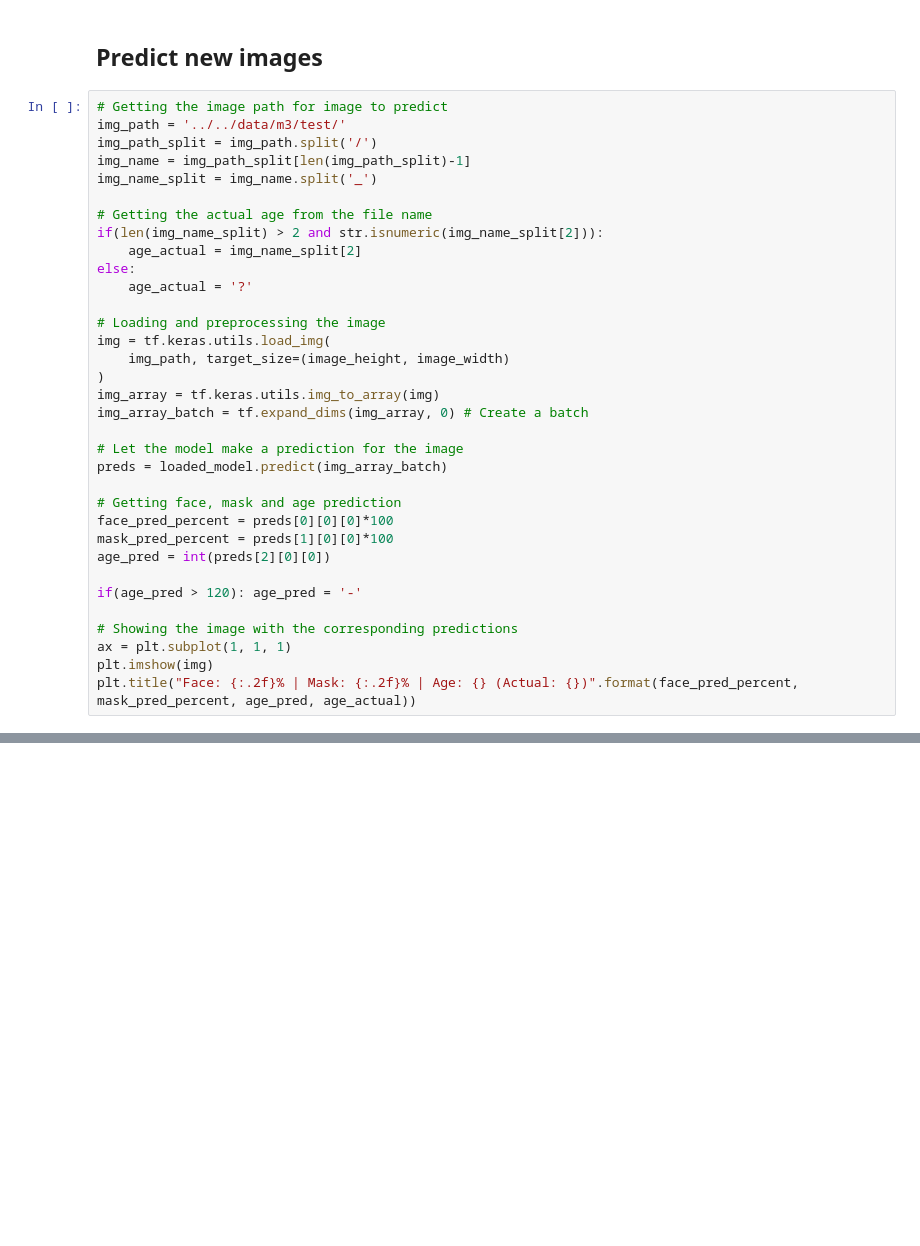
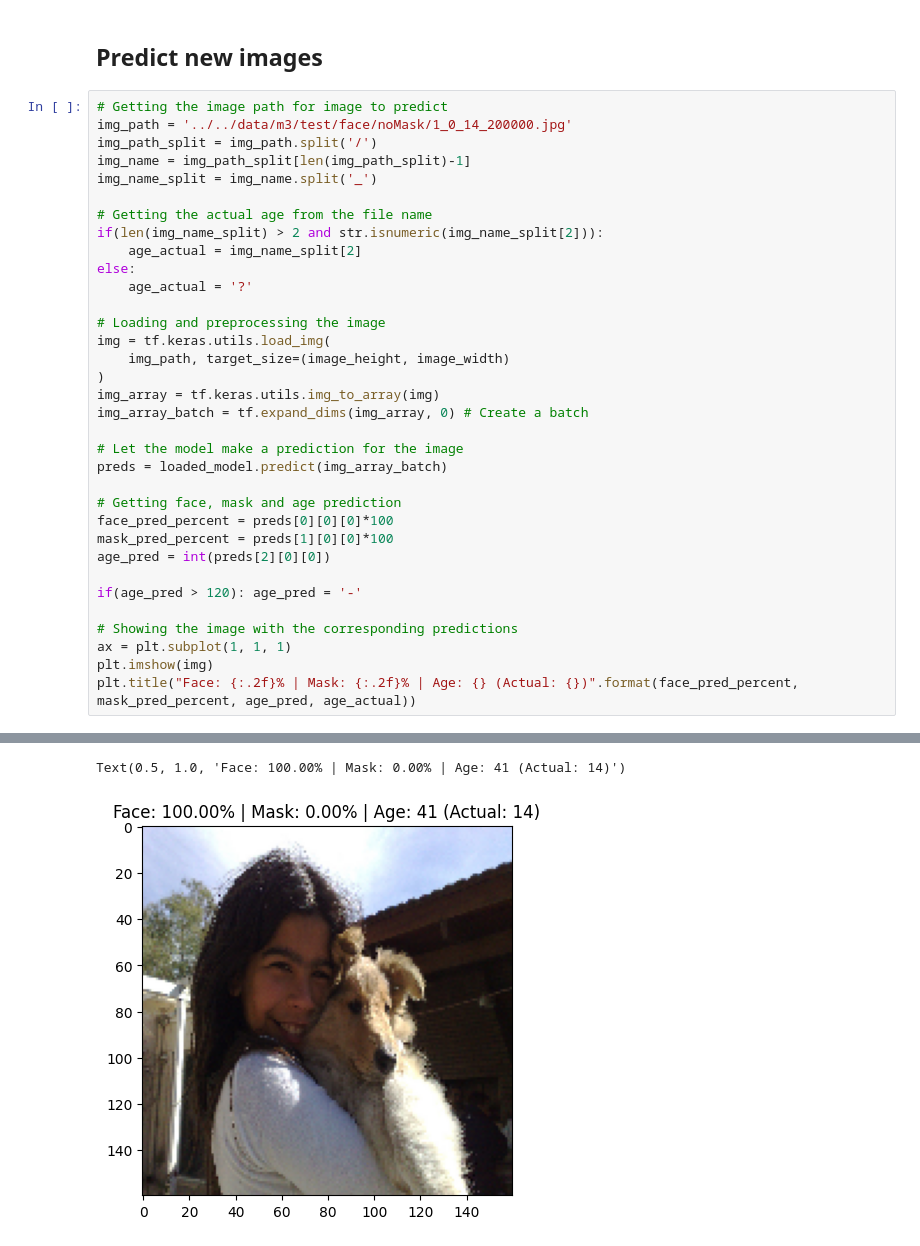
Before and after one commit to kneitmann/dl_faceRecognition, a Jupyter notebook: src/m3/test_mtm_regression.ipynb, the cells around one changed output, grey strips where cells are left out. Cells and saved outputs as stored; diff of their text form; blank space fills up the shorter version.

```diff
--- a/src/m3/test_mtm_regression.ipynb
+++ b/src/m3/test_mtm_regression.ipynb
@@ -28,7 +37,7 @@ print(f'Loss: {results[0]}; Accuracy: {results[1]}')
 ## Predict new images
 # %%
 # Getting the image path for image to predict
-img_path = '../../data/m3/test/'
+img_path = '../../data/m3/test/face/noMask/1_0_14_200000.jpg'
 img_path_split = img_path.split('/')
 img_name = img_path_split[len(img_path_split)-1]
 img_name_split = img_name.split('_')
@@ -60,3 +69,4 @@ if(age_pred > 120): age_pred = '-'
 ax = plt.subplot(1, 1, 1)
 plt.imshow(img)
 plt.title("Face: {:.2f}% | Mask: {:.2f}% | Age: {} (Actual: {})".format(face_pred_percent, mask_pred_percent, age_pred, age_actual))
+# %% [output]
@@ -62,0 +74,2 @@ plt.title("Face: {:.2f}% | Mask: {:.2f}% | Age: {} (Actual: {})".format(face_pre
+Text(0.5, 1.0, 'Face: 100.00% | Mask: 0.00% | Age: 41 (Actual: 14)')
+[figure, added]
```
Also changed, not shown: parts of 3 cells of this notebook, 2 other files.
